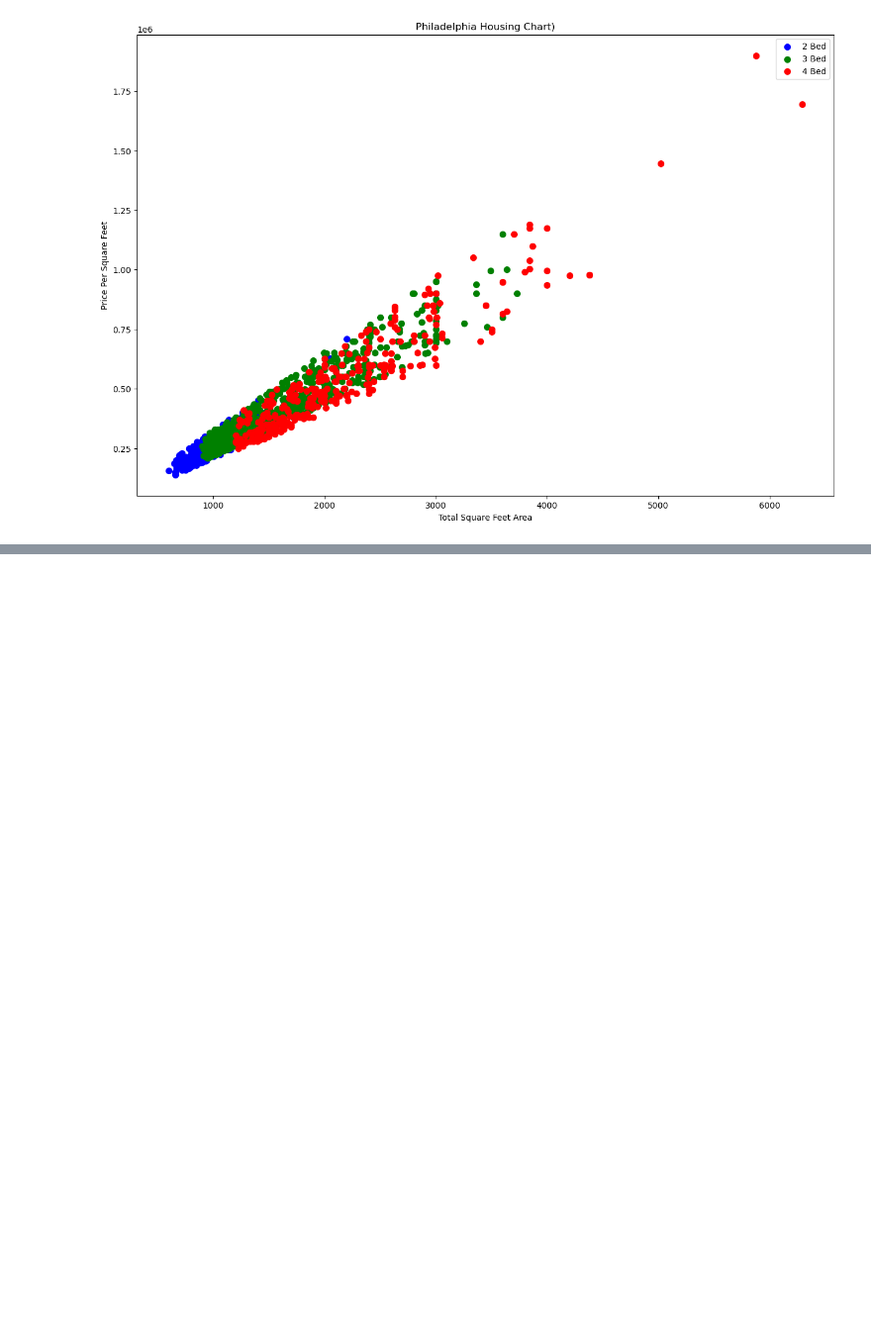
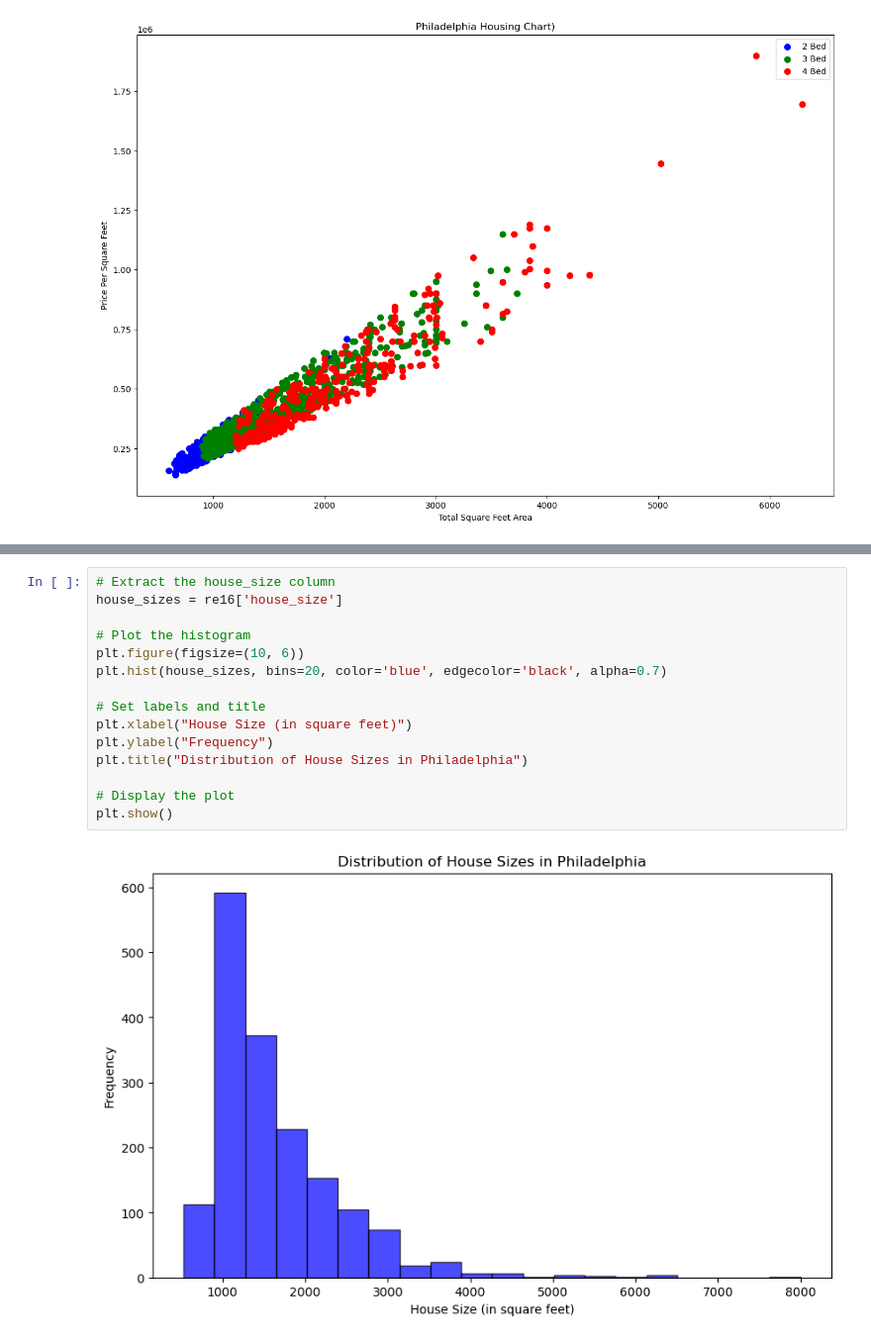
Before and after one commit to sblackwell686/Capstone, a Jupyter notebook: HousePredictor.ipynb, the cells around one changed output, grey strips where cells are left out. Shown: that part at 99% size. Cells and saved outputs as stored; diff of their text form; blank space fills up the shorter version.

```diff
--- a/HousePredictor.ipynb
+++ b/HousePredictor.ipynb
@@ -697,0 +733,17 @@ plot_scatter_chart(re16)
+# %%
+# Extract the house_size column
+house_sizes = re16['house_size']
+
+# Plot the histogram
+plt.figure(figsize=(10, 6))
+plt.hist(house_sizes, bins=20, color='blue', edgecolor='black', alpha=0.7)
+
+# Set labels and title
+plt.xlabel("House Size (in square feet)")
+plt.ylabel("Frequency")
+plt.title("Distribution of House Sizes in Philadelphia")
+
+# Display the plot
+plt.show()
+# %% [output]
+[figure, added]
```
Also changed, not shown: parts of 4 cells of this notebook.
